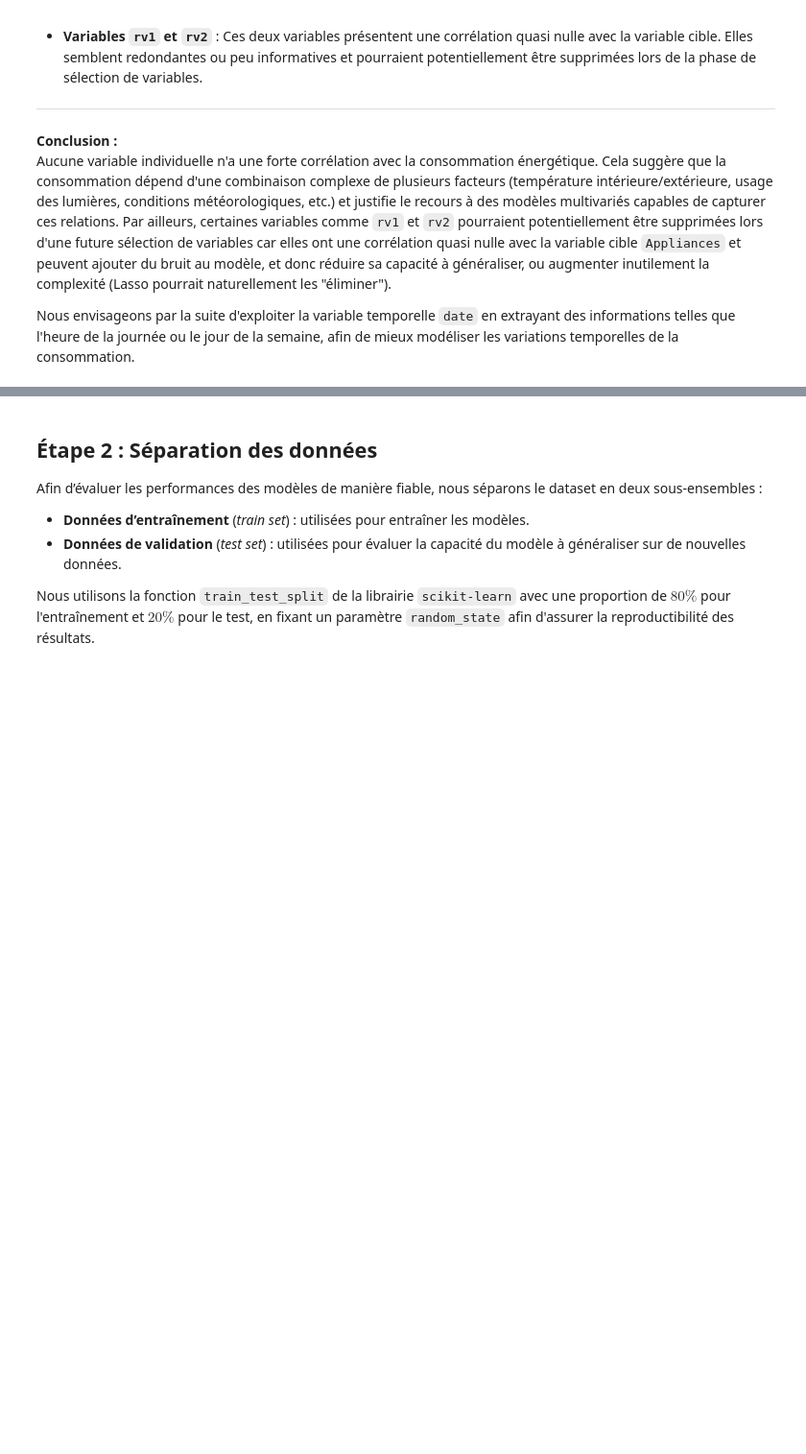
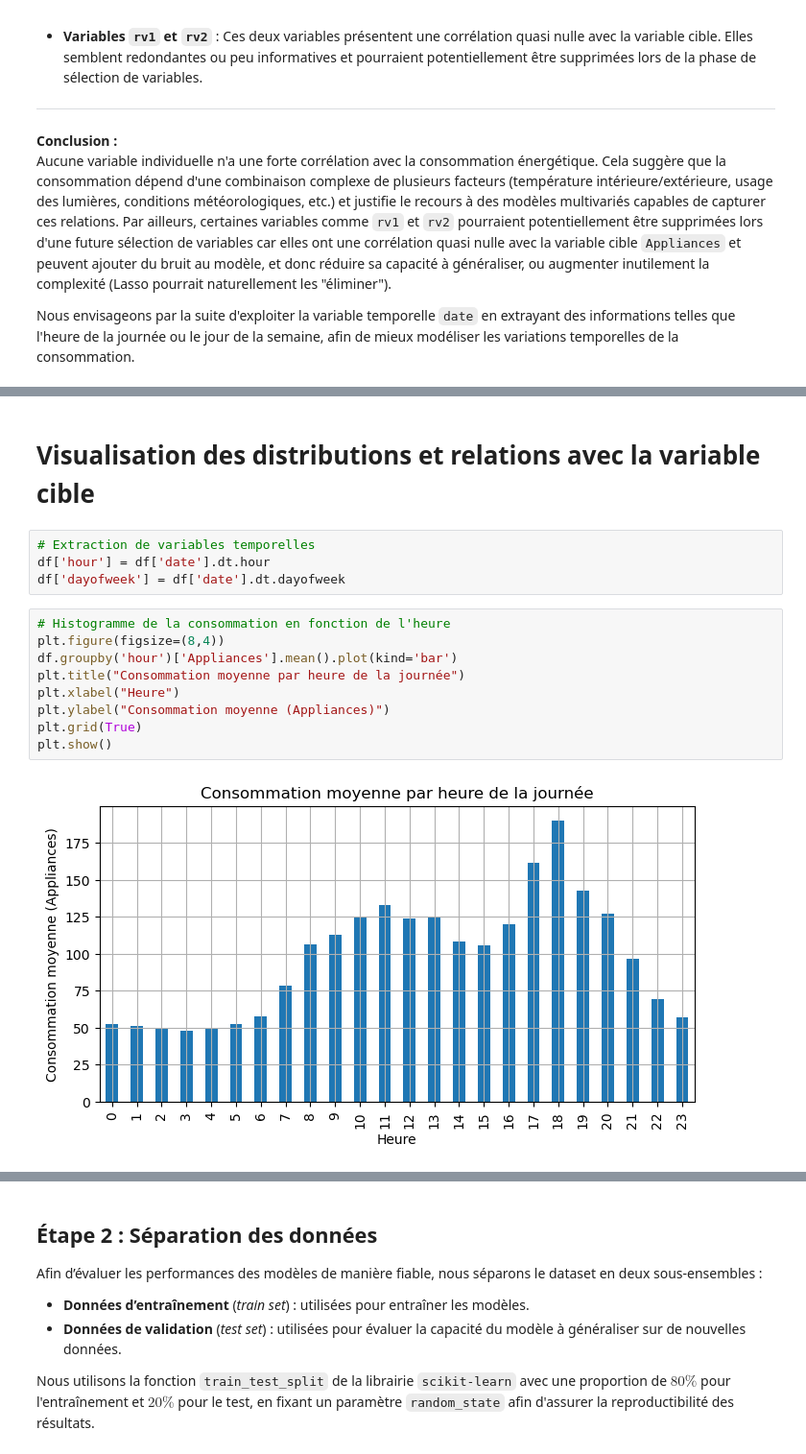
Before and after one commit to YasmineParent/Statistical-learning-project, a Jupyter notebook: projet.ipynb, the cells around one changed output, grey strips where cells are left out. Shown at 96% size. Saved outputs shown, nothing was run; the diff lists cells and outputs as text; blank space fills up the shorter version.

```diff
--- a/projet.ipynb
+++ b/projet.ipynb
@@ -173,0 +231,17 @@ Nous envisageons par la suite d'exploiter la variable temporelle `date` en extra
+# %% [markdown]
+# Visualisation des distributions et relations avec la variable cible
+# %%
+# Extraction de variables temporelles
+df['hour'] = df['date'].dt.hour
+df['dayofweek'] = df['date'].dt.dayofweek
+# %%
+# Histogramme de la consommation en fonction de l'heure
+plt.figure(figsize=(8,4))
+df.groupby('hour')['Appliances'].mean().plot(kind='bar')
+plt.title("Consommation moyenne par heure de la journée")
+plt.xlabel("Heure")
+plt.ylabel("Consommation moyenne (Appliances)")
+plt.grid(True)
+plt.show()
+# %% [output]
+[figure, added]
```
Also changed, not shown: parts of 118 cells of this notebook.
